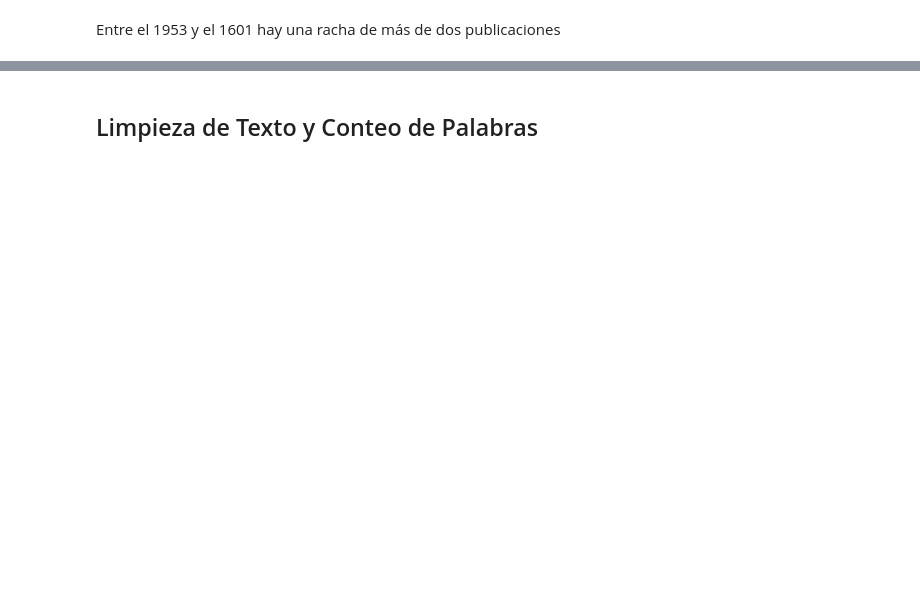
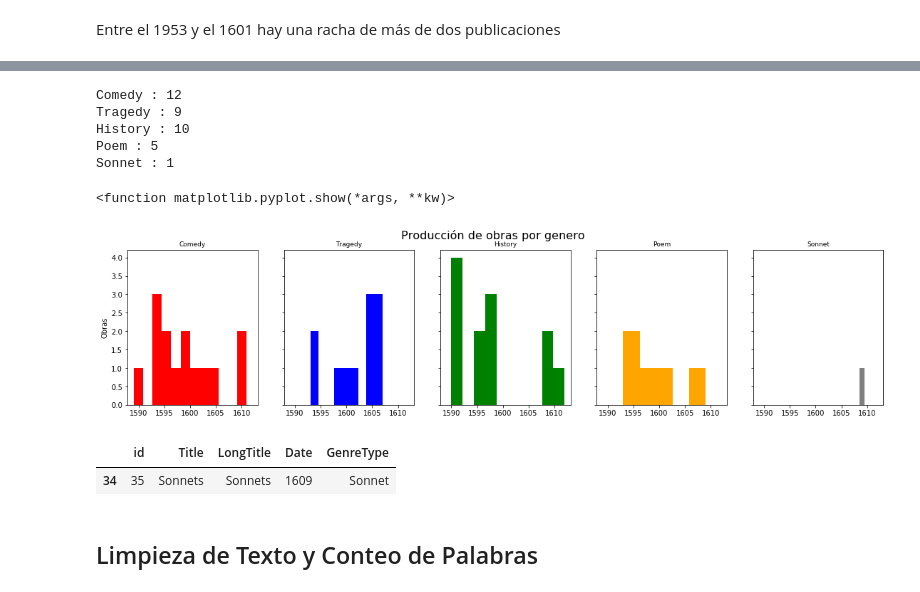
Before and after one commit to srobaina99/Introducci-n-a-ciencia-de-datos, a Jupyter notebook: shakespeare_t1.ipynb, the cells around one changed output, grey strips where cells are left out. Drawn from its saved outputs; the diff is of its cells as text; code cells hidden in the pictures; blank space fills up the shorter version.

Commit message:
Agrego histogramas de años por genero

```diff
--- a/shakespeare_t1.ipynb
+++ b/shakespeare_t1.ipynb
@@ -243,15 +238,36 @@ color = ["Red", "Blue", "Green", "Orange","Black"]
 for i in list(range(0,5)):
     genero = df_works['GenreType'].unique()[i]
     sns.kdeplot(df_works[df_works['GenreType']==genero]['Date'],alpha=0.3,color=color[i],kernel="biw")
+# %%
+#Cantidades de años en que se escribieron obras por genero
+for i, genero in enumerate(df_works['GenreType'].unique()):
+    print(genero, ":", len(df_works[df_works['GenreType']==genero]['Date'].unique()))
+# %% [output]
+Comedy : 12
+Tragedy : 9
+History : 10
+Poem : 5
+Sonnet : 1
 # %%
-fig, axes = plt.subplots(nrows=2, ncols=3)
-color = ["Red", "Blue", "Green", "Orange","Grey"]
+fig, axes = plt.subplots(nrows=1, ncols=5,sharex=True,sharey=True ,figsize = (19,4))
+color = ["Red", "Blue", "Green", "Orange","grey"]
+bins = [12,9,10,5,1]
 for i, genero in enumerate(df_works['GenreType'].unique()):
-    row = i // 3
-    col = i % 3
-    axes[row, col].hist(df_works[df_works['GenreType']==genero]['Date'],color=color[i])
+    col = i
+    axes[col].hist(df_works[df_works['GenreType']==genero]['Date'],color=color[i],bins=bins[i])
+    axes[col].set_title(genero,fontsize = 9)
 
+axes[0].set_ylabel("Obras")
+fig.suptitle('Producción de obras por genero',fontsize=16)
 plt.show
+# %% [output]
+<function matplotlib.pyplot.show(*args, **kw)>
+[figure, added]
+# %%
+df_works[df_works['GenreType'] == 'Sonnet']
+# %% [output]
+|  | id | Title | LongTitle | Date | GenreType |
+| 34 | 35 | Sonnets | Sonnets | 1609 | Sonnet |
 # %% [markdown]
 ## Limpieza de Texto y Conteo de Palabras
 # %%
```
Also changed, not shown: parts of 13 cells of this notebook.
